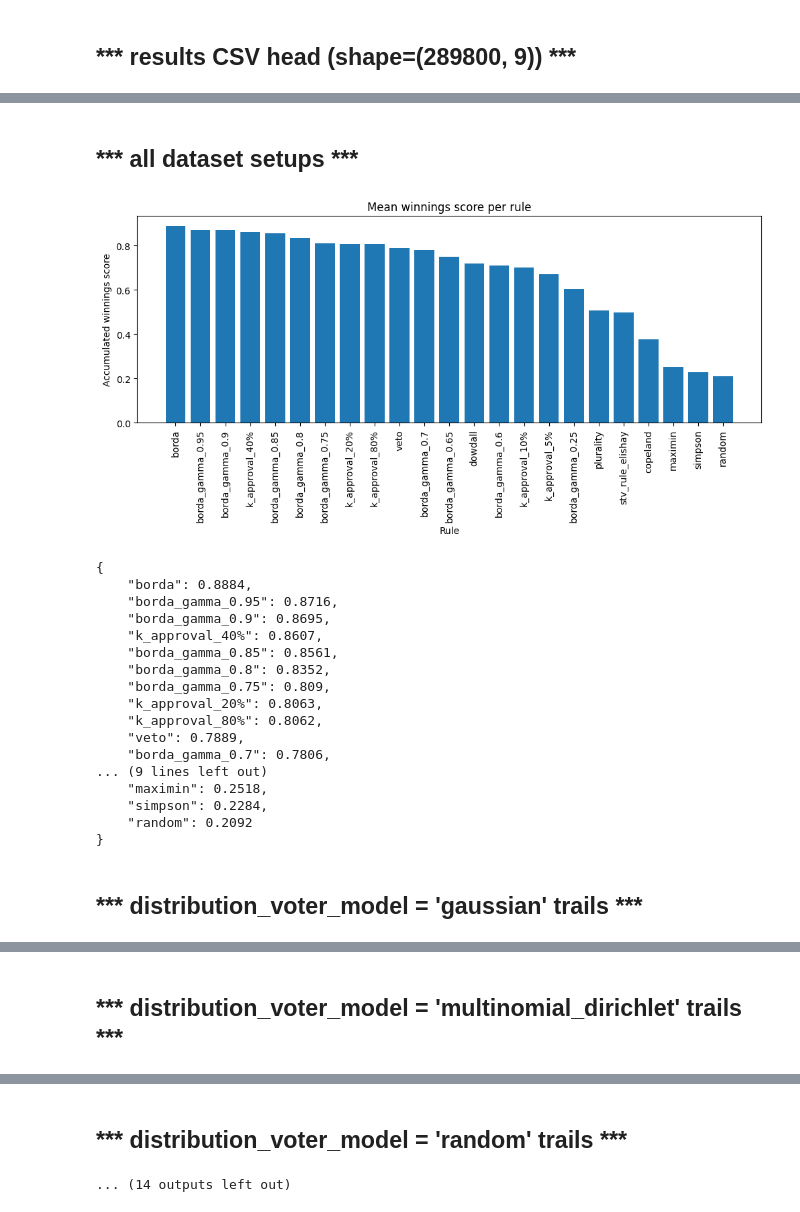
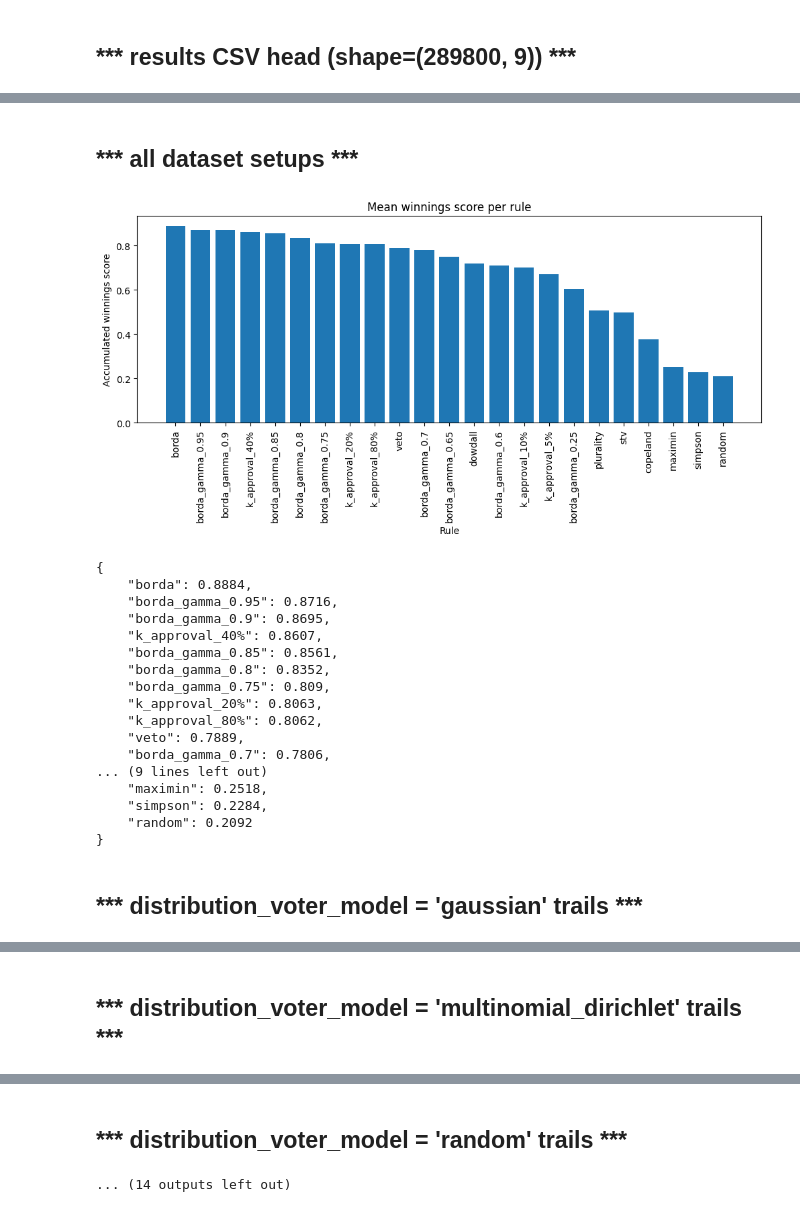
Before and after one commit to itayL1/ToarAI2Sadna, a Jupyter notebook: last_comp_stage_rules_comparison_display.ipynb, the cells around one changed output, grey strips where cells are left out. Cells and saved outputs as stored; diff of their text form; code cells hidden in the pictures.

```diff
--- a/last_comp_stage_rules_comparison_display.ipynb
+++ b/last_comp_stage_rules_comparison_display.ipynb
@@ -9,30 +9,29 @@ from experiments.last_comp_stage_rules_comparison_display import display_experim
 # %%
 # main experiment id - 06d7546459494be9b40ebc6bd2de59b8
 # additional distortion ratios experiment id - a091e1c4edeb4384beb67451ee7d5919
 # borda_veto_hybrid_rule all subgroups run - 341f97a6841d4856b327e7f0935455a9
 # all together run (including borda_veto_hybrid_rule) - 2968e846609248f494c59e035168d326
 
-# 06d7546459494be9b40ebc6bd2de59b8 & a091e1c4edeb4384beb67451ee7d5919 combined run - 4d23b8e3c6574cdfa1b2b2c3099b1363
-# 4d23b8e3c6574cdfa1b2b2c3099b1363 & 341f97a6841d4856b327e7f0935455a9 combined run - 904b2d0ef64a4c72a18c4ca7fba2706b
-# 2968e846609248f494c59e035168d326 without the 'borda_veto_hybrid_rule' results - e7de81c840ef4b9eac56e00d3503b188
+# took 2968e846609248f494c59e035168d326 and renmaed stv_rule_elishay -> stv - df327e3a66c6418eafd3b3df1f36a1b1
+# took 547818a29f3c43a68dc56f56705009c9 and removed the rule 'borda_veto_hybrid_rule' - b2b015cb1e0346b88bc8808e19fa6682
 
 
-display_experiment_results(experiment_id='e7de81c840ef4b9eac56e00d3503b188')
+display_experiment_results(experiment_id='b2b015cb1e0346b88bc8808e19fa6682')
 # %% [output]
 *** results CSV head (shape=(289800, 9)) ***
 |  | voters_model | number_voters | number_candidates | distortion_ratio | rule_name | topn_perc | topn_actual | ... |
 | 0 | random | 500 | 5 | 0.1 | copeland | 20 | 1 | ... |
 | 1 | random | 500 | 5 | 0.1 | copeland | 40 | 2 | ... |
 | 2 | random | 500 | 5 | 0.1 | copeland | 60 | 3 | ... |
 | 3 | random | 500 | 5 | 0.1 | copeland | 80 | 4 | ... |
 | 4 | random | 500 | 5 | 0.1 | k_approval_40% | 20 | 1 | ... |
 | 5 | random | 500 | 5 | 0.1 | k_approval_40% | 40 | 2 | ... |
 | 6 | random | 500 | 5 | 0.1 | k_approval_40% | 60 | 3 | ... |
 | 7 | random | 500 | 5 | 0.1 | k_approval_40% | 80 | 4 | ... |
 | 8 | random | 500 | 5 | 0.1 | borda_gamma_0.9 | 20 | 1 | ... |
 | 9 | random | 500 | 5 | 0.1 | borda_gamma_0.9 | 40 | 2 | ... |
 *** all dataset setups ***
-[figure, old version]
+[figure, new version]
 {
     "borda": 0.8884,
     "borda_gamma_0.95": 0.8716,
```
Also changed, not shown: parts of 1 cell of this notebook, 4 other files.
